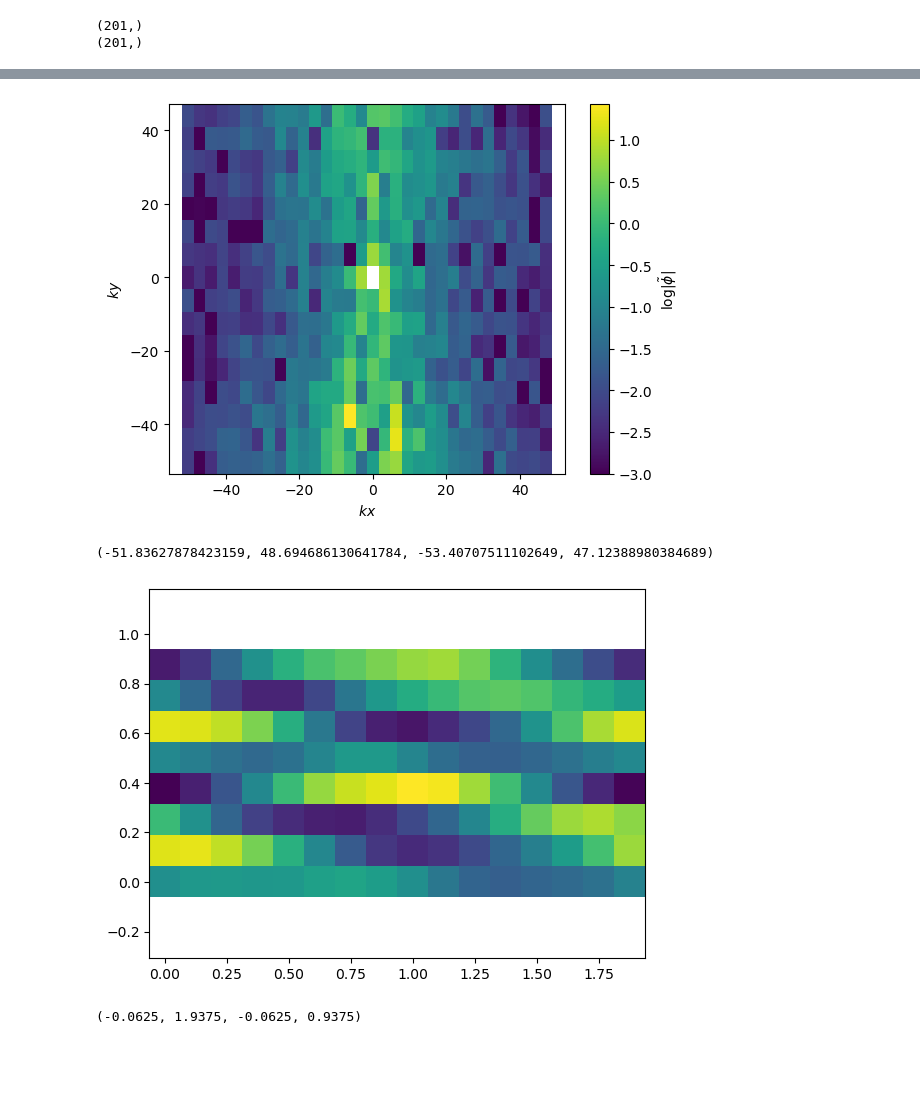
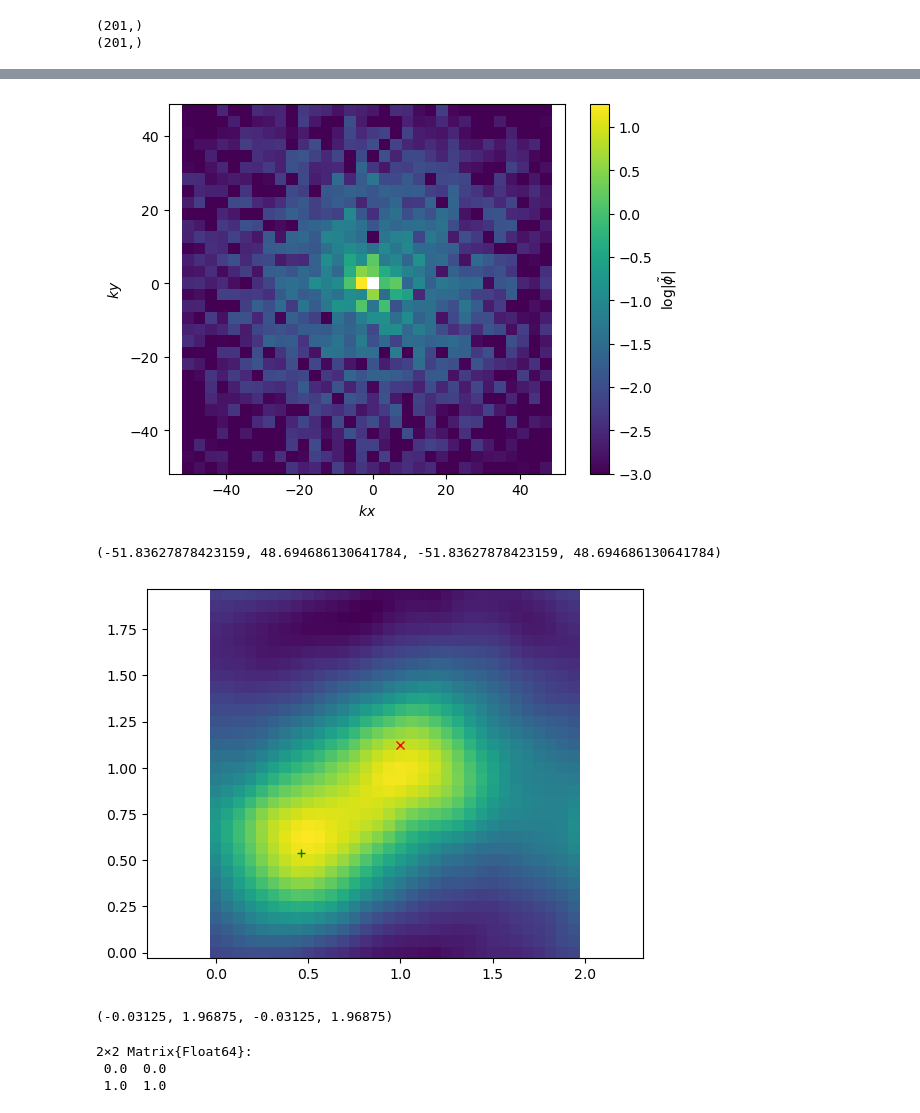
Before and after one commit to stykoo/GaussianField, a Jupyter notebook: GaussianFieldParticle.ipynb, the cells around one changed output, grey strips where cells are left out. Drawn from its saved outputs; the diff is of its cells as text; code cells hidden in the pictures; blank space fills up the shorter version.

```diff
--- a/GaussianFieldParticle.ipynb
+++ b/GaussianFieldParticle.ipynb
@@ -178,9 +179,9 @@ run2 (generic function with 1 method)
 # %%
 params_2d = (
     Lx=2.,
-    Ly=1.,
+    Ly=2.,
     nx=32, # Should be even
-    ny=16, # Should be even
+    ny=32, # Should be even
     tmax=2.,
     D=1.,
     r=1.,
@@ -189,7 +190,8 @@ params_2d = (
     A=1.,
     σ=0.25,
     saveat=0.01,
-    m=1,
-    X0=reshape([0., 0.], (2, 1))
+    m=2,
+    #X0=reshape([0., 0.], (2, 1))
+    X0= [0. 0.; 1. 1.]
 )
 # %% [output]
@@ -207,7 +209,7 @@ yy, kky = fourier_xk(params_2d.Ly, params_2d.ny)
 skip = 1
 tt = sol2.t[1:skip:end]
 trajs = [
-    [s[params_2d.nx*params_2d.ny+1:end]
+    [s[params_2d.nx*params_2d.ny+2*k-1:params_2d.nx*params_2d.ny+2*k]
         for s in sol2.u[1:skip:end]]
     for k=1:params_2d.m
 ];
@@ -243,12 +246,21 @@ ax.set_xlabel(raw"$kx$")
 ax.set_ylabel(raw"$ky$")
 ax.axis("equal")
 # %% [output]
-[figure, old version]
+[figure, new version]
-(-51.83627878423159, 48.694686130641784, -53.40707511102649, 47.12388980384689)
+(-51.83627878423159, 48.694686130641784, -51.83627878423159, 48.694686130641784)
 # %%
+n = 10
 fig, ax = plt.subplots()
-ax.pcolormesh(xx, yy, transpose(phi_sol[end]))
+ax.pcolormesh(xx, yy, transpose(phi_sol[n]))
+ax.plot(mod1(trajs[1][n][1], params_2d.Lx), mod1(trajs[1][n][2], params_2d.Ly), "rx")
+ax.plot(mod1(trajs[2][n][1], params_2d.Lx), mod1(trajs[2][n][2], params_2d.Ly), "g+")
 ax.axis("equal")
 # %% [output]
-[figure, old version]
+[figure, new version]
-(-0.0625, 1.9375, -0.0625, 0.9375)
+(-0.03125, 1.96875, -0.03125, 1.96875)
+# %%
+params_2d.X0
+# %% [output]
+2×2 Matrix{Float64}:
+ 0.0  0.0
+ 1.0  1.0
```
Also changed, not shown: parts of 9 cells of this notebook, 1 other file.
